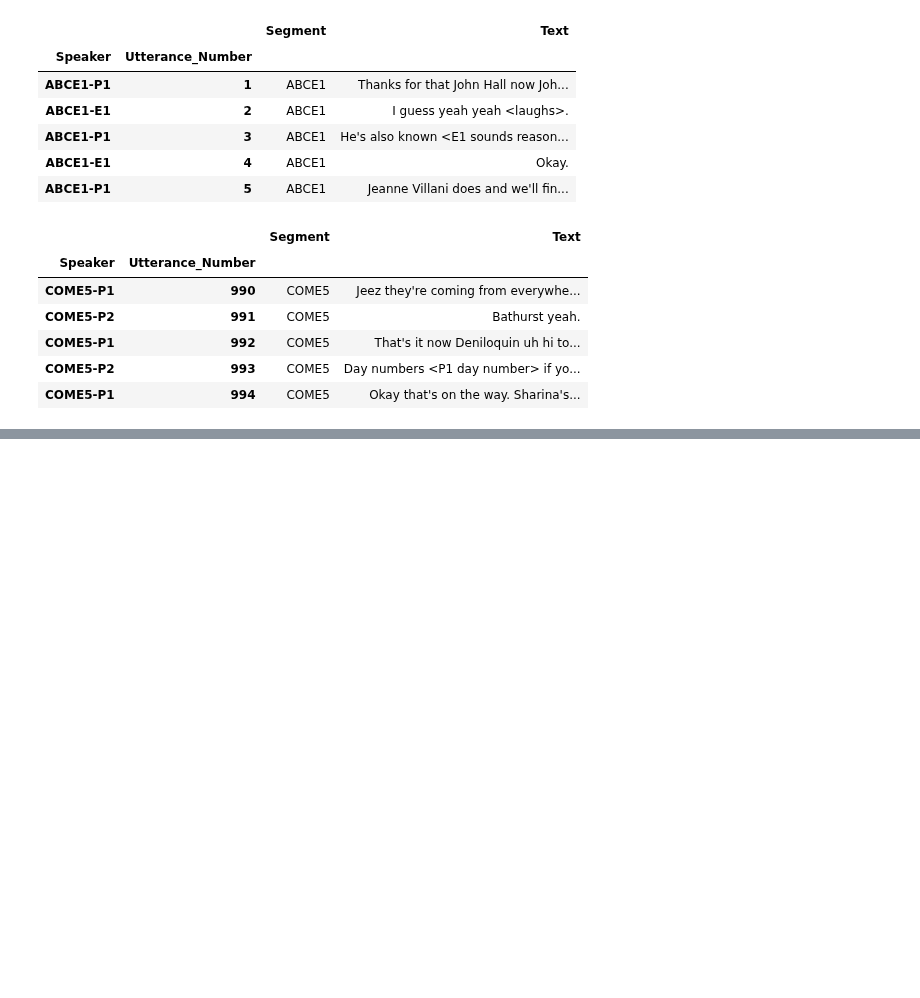
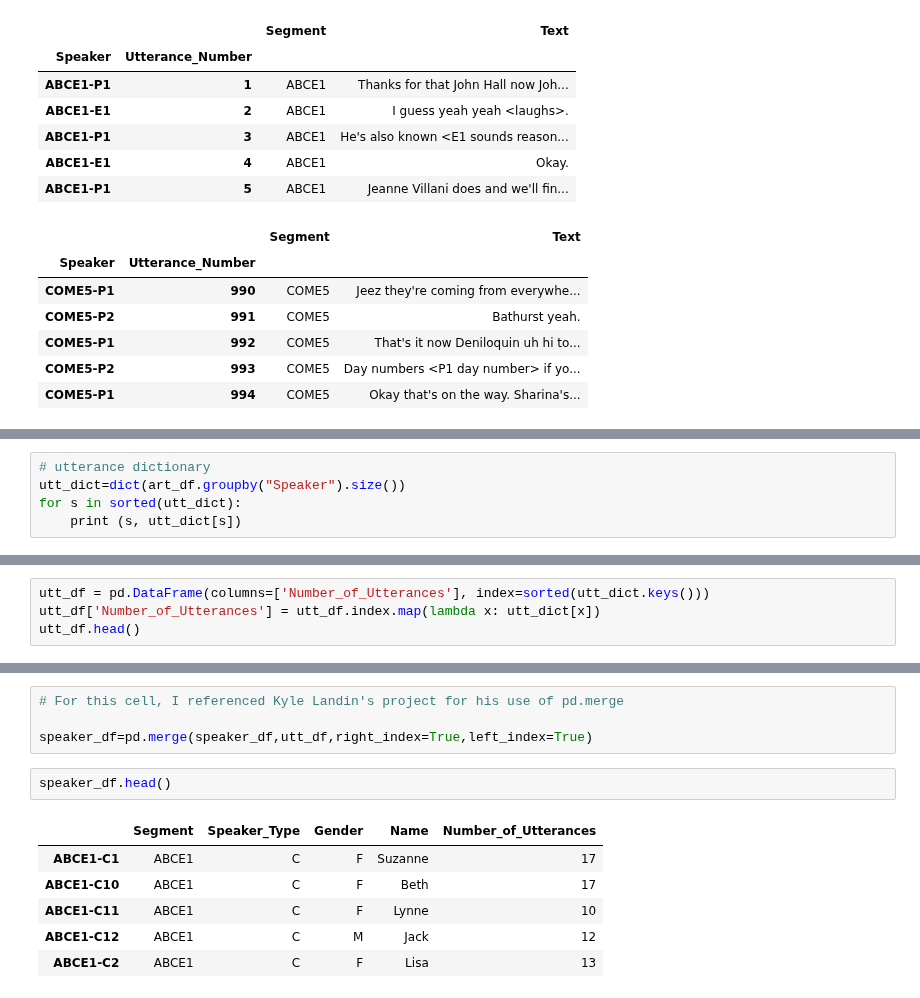
Before and after one commit to Data-Science-for-Linguists/Discourse-Analysis-ART-Corpus, a Jupyter notebook: process-art-corpus.ipynb, the cells around one changed output, grey strips where cells are left out. Cells and saved outputs as stored; diff of their text form; blank space fills up the shorter version.

Commit message:
adding number of utterances per speaker

```diff
--- a/process-art-corpus.ipynb
+++ b/process-art-corpus.ipynb
@@ -573,0 +574,5 @@ art_df.groupby
+# %%
+# utterance dictionary
+utt_dict=dict(art_df.groupby("Speaker").size())
+for s in sorted(utt_dict):
+    print (s, utt_dict[s])
@@ -573,0 +607,4 @@ art_df.groupby
+# %%
+utt_df = pd.DataFrame(columns=['Number_of_Utterances'], index=sorted(utt_dict.keys()))
+utt_df['Number_of_Utterances'] = utt_df.index.map(lambda x: utt_dict[x])
+utt_df.head()
@@ -573,0 +618,13 @@ art_df.groupby
+# %%
+# For this cell, I referenced Kyle Landin's project for his use of pd.merge
+
+speaker_df=pd.merge(speaker_df,utt_df,right_index=True,left_index=True)
+# %%
+speaker_df.head()
+# %% [output]
+|  | Segment | Speaker_Type | Gender | Name | Number_of_Utterances |
+| ABCE1-C1 | ABCE1 | C | F | Suzanne | 17 |
+| ABCE1-C10 | ABCE1 | C | F | Beth | 17 |
+| ABCE1-C11 | ABCE1 | C | F | Lynne | 10 |
+| ABCE1-C12 | ABCE1 | C | M | Jack | 12 |
+| ABCE1-C2 | ABCE1 | C | F | Lisa | 13 |
```
Also changed, not shown: parts of 13 cells of this notebook.
